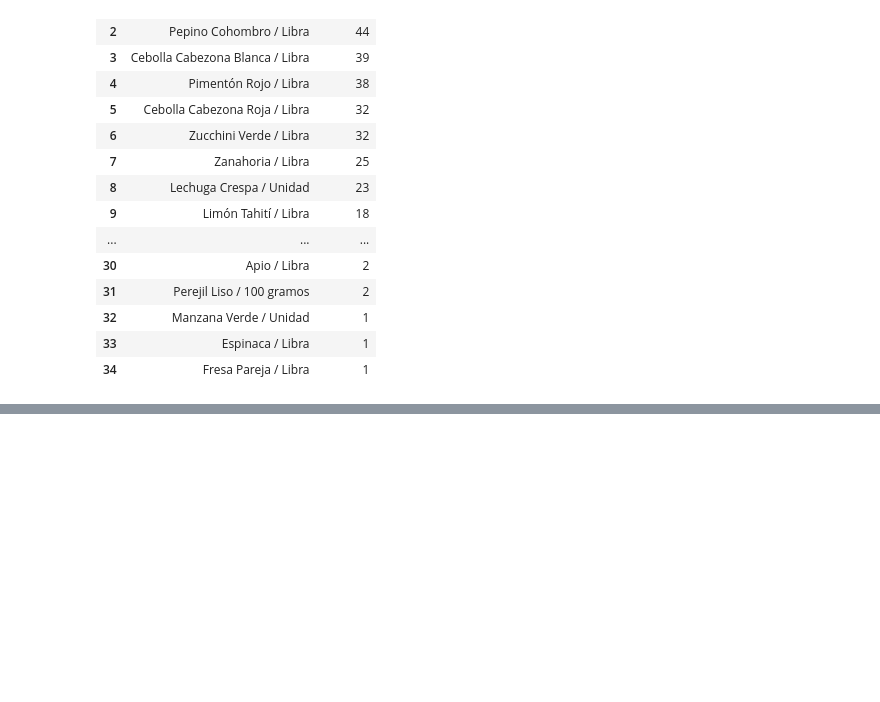
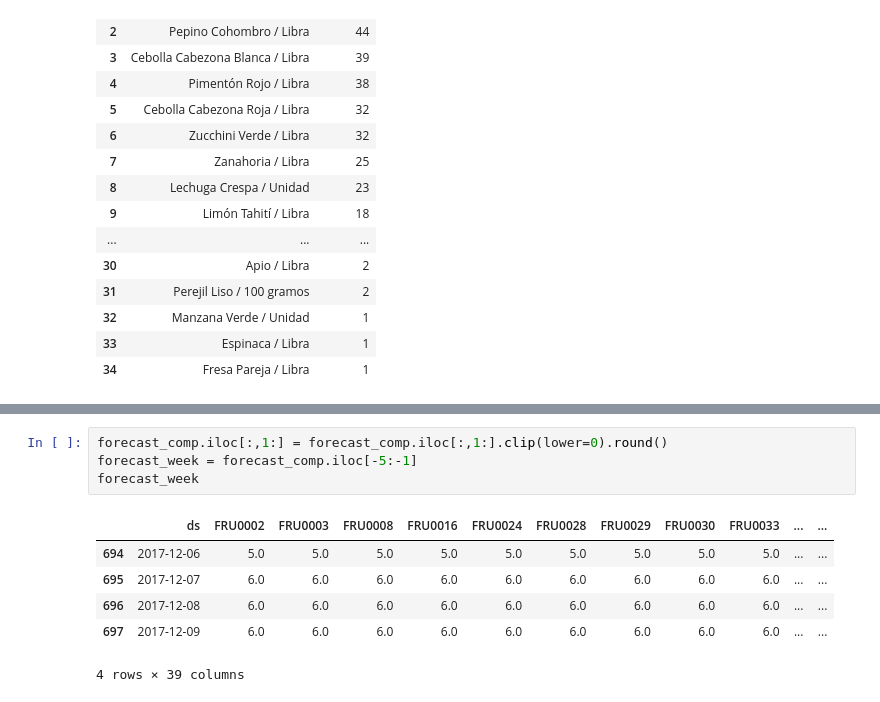
Before and after one commit to NecesitoUnNick/Modelos-2, a Jupyter notebook: 01/MicroProyecto1_StartUp.ipynb, the cells around one changed output, grey strips where cells are left out. Drawn from its saved outputs; the diff is of its cells as text; blank space fills up the shorter version.

```diff
--- a/01/MicroProyecto1_StartUp.ipynb
+++ b/01/MicroProyecto1_StartUp.ipynb
@@ -297,0 +338,11 @@ resultado_fin
+# %%
+forecast_comp.iloc[:,1:] = forecast_comp.iloc[:,1:].clip(lower=0).round()
+forecast_week = forecast_comp.iloc[-5:-1]
+forecast_week
+# %% [output]
+|  | ds | FRU0002 | FRU0003 | FRU0008 | FRU0016 | FRU0024 | FRU0028 | FRU0029 | FRU0030 | FRU0033 | ... | ... |
+| 694 | 2017-12-06 | 5.0 | 5.0 | 5.0 | 5.0 | 5.0 | 5.0 | 5.0 | 5.0 | 5.0 | ... | ... |
+| 695 | 2017-12-07 | 6.0 | 6.0 | 6.0 | 6.0 | 6.0 | 6.0 | 6.0 | 6.0 | 6.0 | ... | ... |
+| 696 | 2017-12-08 | 6.0 | 6.0 | 6.0 | 6.0 | 6.0 | 6.0 | 6.0 | 6.0 | 6.0 | ... | ... |
+| 697 | 2017-12-09 | 6.0 | 6.0 | 6.0 | 6.0 | 6.0 | 6.0 | 6.0 | 6.0 | 6.0 | ... | ... |
+4 rows × 39 columns
```
Also changed, not shown: parts of 13 cells of this notebook.
